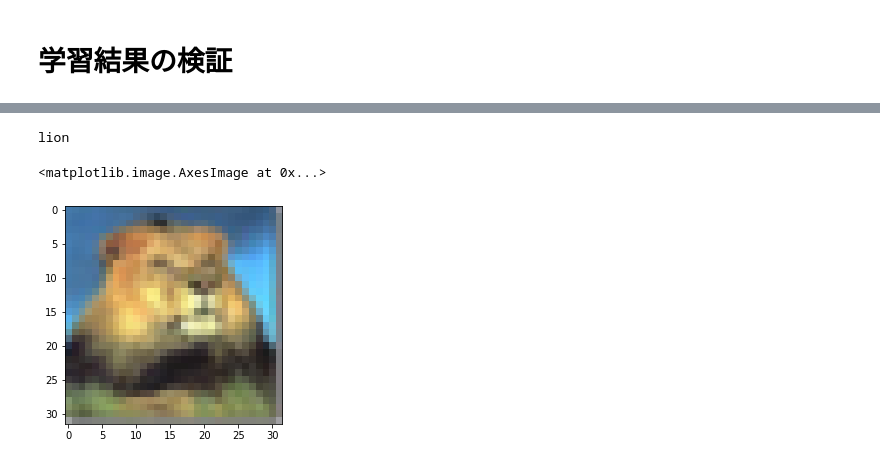
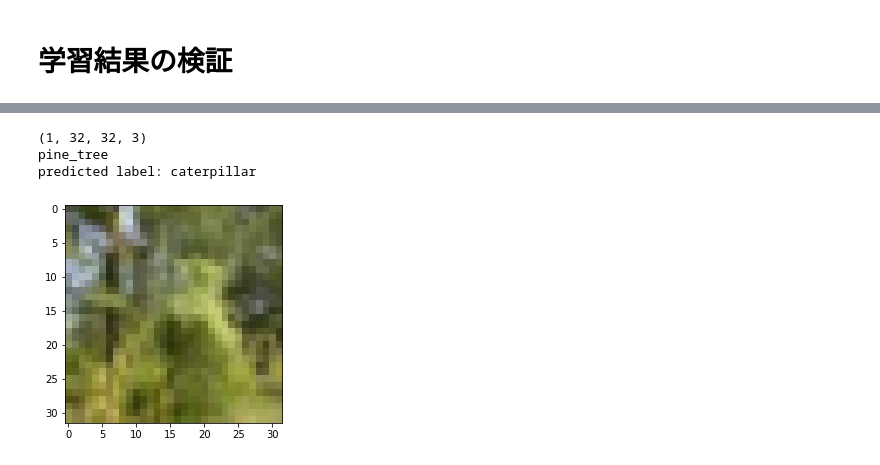
Before and after one commit to bushio/keras_tutorial, a Jupyter notebook: notebook/cifar100.ipynb, the cells around one changed output, grey strips where cells are left out. Drawn from its saved outputs; the diff is of its cells as text; code cells hidden in the pictures.

```diff
--- a/notebook/cifar100.ipynb
+++ b/notebook/cifar100.ipynb
@@ -79,7 +83,7 @@ metrics = 'accuracy'
 #コールバック
 - [コールバック関数](https://keras.io/ja/callbacks/)
 # %%
-eary_stopping = tf.keras.callbacks.EarlyStopping(monitor='val_loss', min_delta=0, patience=0, verbose=0, mode='auto')
+eary_stopping = tf.keras.callbacks.EarlyStopping(monitor='val_loss', min_delta=0, patience=20, verbose=0, mode='auto')
 callbacks=[eary_stopping]
 # %% [markdown]
 #学習の実行
@@ -118,13 +142,14 @@ CIFAR100_LABELS_LIST = [
 # %%
 ind=np.random.randint(0,10000)
 test_img = X_test[ind]
+predict_img = x_test[ind].reshape(1,32,32,3)
 label=np.argmax(y_test[ind])
-print(CIFAR100_LABELS_LIST[label])
 plt.imshow(test_img)
-predictions = model.predict([test_img])
-
-print("predicted label: {}".format(CIFAR100_LABELS_LIST[predictions]))
+predictions = model.predict(predict_img)
+predicted_label=np.argmax(predictions)
+print("predicted label: {}".format(CIFAR100_LABELS_LIST[predicted_label]))
 # %% [output]
-lion
+(1, 32, 32, 3)
+pine_tree
+predicted label: caterpillar
-<matplotlib.image.AxesImage at 0x...>
-[figure, old version]
+[figure, new version]
```
Also changed, not shown: parts of 6 cells of this notebook.
